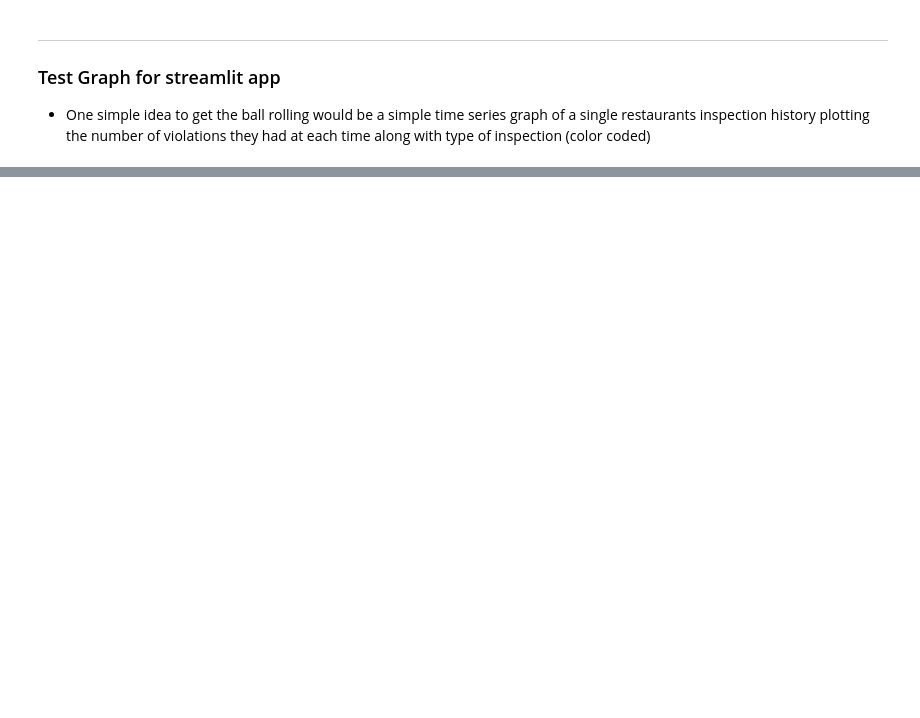
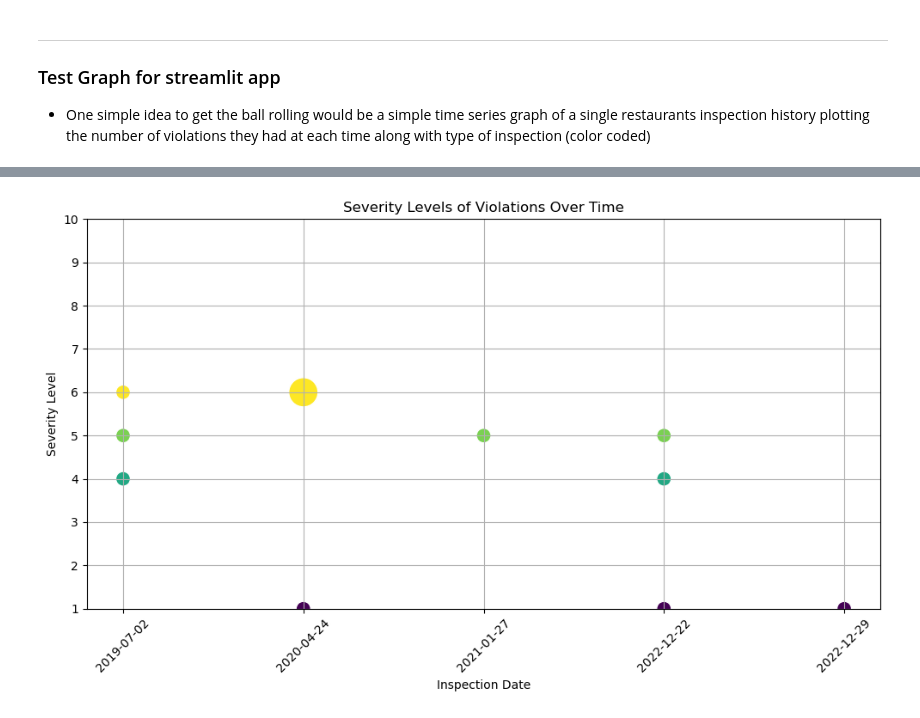
Before and after one commit to CharlesCro/food-inspections, a Jupyter notebook: part_03/plot_testing.ipynb, the cells around one changed output, grey strips where cells are left out. Saved outputs shown, nothing was run; the diff lists cells and outputs as text; code cells hidden in the pictures; blank space fills up the shorter version.

```diff
--- a/part_03/plot_testing.ipynb
+++ b/part_03/plot_testing.ipynb
@@ -70,0 +68,37 @@ plot_history(single_mcd,
+# %%
+expanded_data = []
+for idx, row in df.iterrows():
+    for code, severity in zip(row['violation_codes'], row['severity_levels']):
+        expanded_data.append([row['inspection_date'], severity])
+
+expanded_df = pd.DataFrame(expanded_data, columns=['inspection_date', 'severity_level'])
+
+# Step 2: Count the occurrences of each severity level at each inspection date
+count_df = expanded_df.groupby(['inspection_date', 'severity_level']).size().reset_index(name='count')
+
+# Step 3: Ensure 'severity_level' is treated as numeric
+count_df['severity_level'] = pd.to_numeric(count_df['severity_level'], errors='coerce')
+
+# Step 4: Filter the data to include only severity levels between 1 and 10
+count_df = count_df[count_df['severity_level'].between(1, 10)]
+
+# Step 5: Plot using Seaborn
+plt.figure(figsize=(10, 6))
+sns.scatterplot(data=count_df, x='inspection_date', y='severity_level', size='count',
+                hue='severity_level', palette='viridis', sizes=(150, 600), legend=None)
+
+# Step 6: Set y-axis limits from 1 to 10 and ensure it's treated as a continuous scale
+plt.ylim(1, 10)
+
+# Step 7: Add grid and other plot details
+plt.title('Severity Levels of Violations Over Time')
+plt.xlabel('Inspection Date')
+plt.ylabel('Severity Level')
+plt.xticks(rotation=45)
+plt.grid(True)
+
+# Show plot
+plt.tight_layout()
+plt.show()
+# %% [output]
+[figure, added]
```
Also changed, not shown: parts of 5 cells of this notebook, 2 other files.
